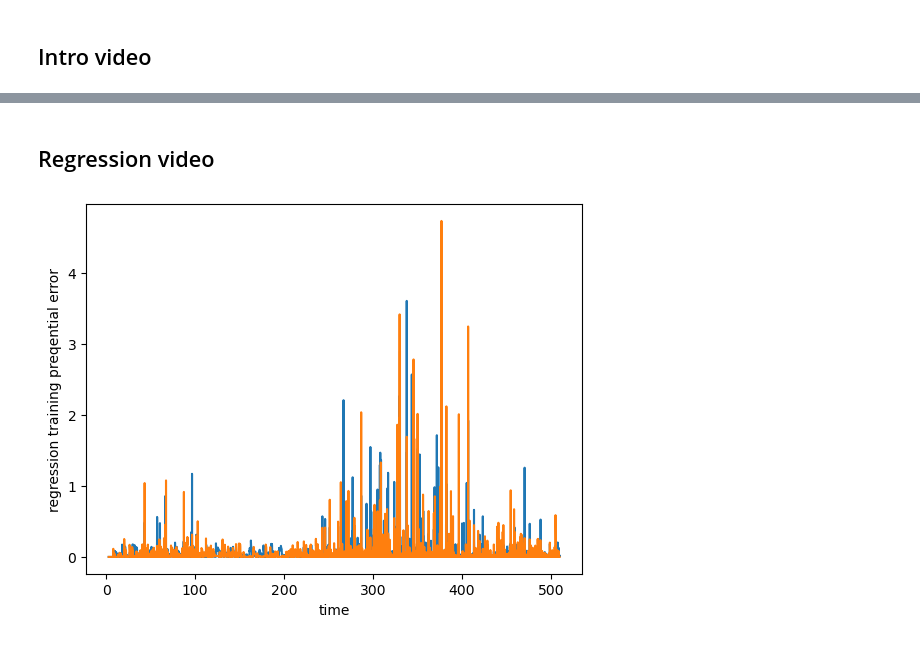
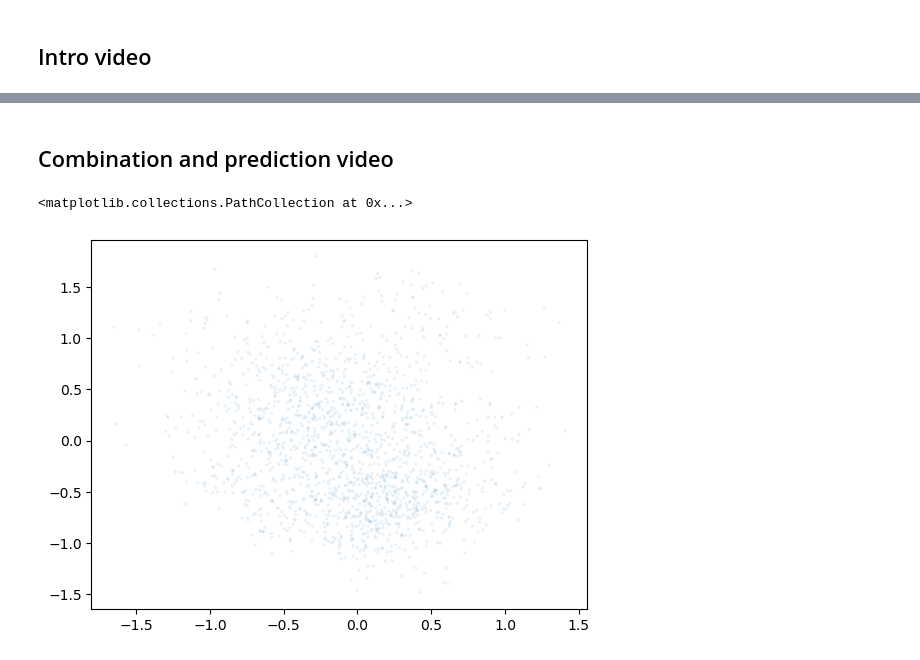
Before and after one commit to draeloslab/AdaptiveLatents, a Jupyter notebook: workspace/sfn_figures.ipynb, the cells around one changed output, grey strips where cells are left out. Drawn from its saved outputs; the diff is of its cells as text; code cells hidden in the pictures.

```diff
--- a/workspace/sfn_figures.ipynb
+++ b/workspace/sfn_figures.ipynb
@@ -41,4 +39,5 @@ A newer version (0.63.1) of dandi/dandi-cli is available. You are using 0.63.0
 [figure]
 # %% [markdown]
-## Regression video
+
+## Combination and prediction video
 # %%
@@ -120,6 +80,0 @@ with AnimationManager(n_cols=1, n_rows=1, figsize=(10, 5)) as am:
-# %%
-
-fig, ax = plt.subplots()
-reg.plot_preq_error(ax)
-# %% [output]
-[figure, removed]
@@ -125,0 +132,9 @@ reg.plot_preq_error(ax)
+# %%
+
+fig, ax = plt.subplots()
+# ax.hist2d(latents[:,0], latents[:,1], bins=50);
+s = np.array(latent_ts) > 10
+ax.scatter(latents[s,0], latents[s,1], s=5, alpha=.1, c='C0', edgecolors='none')
+# %% [output]
+<matplotlib.collections.PathCollection at 0x...>
+[figure, added]
```
Also changed, not shown: parts of 7 cells of this notebook, 7 other files.
